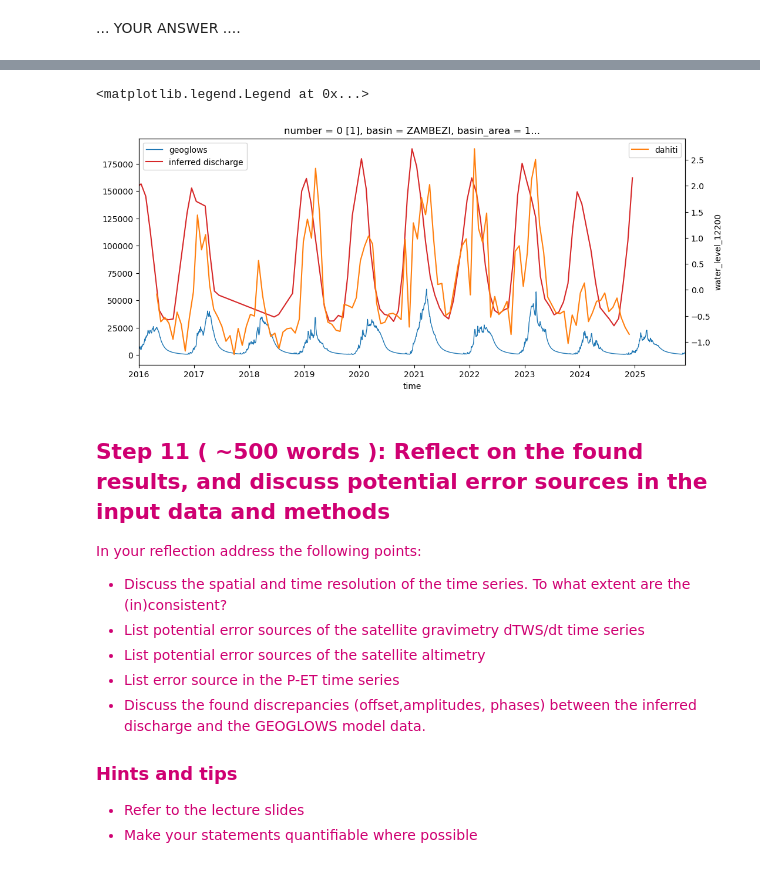
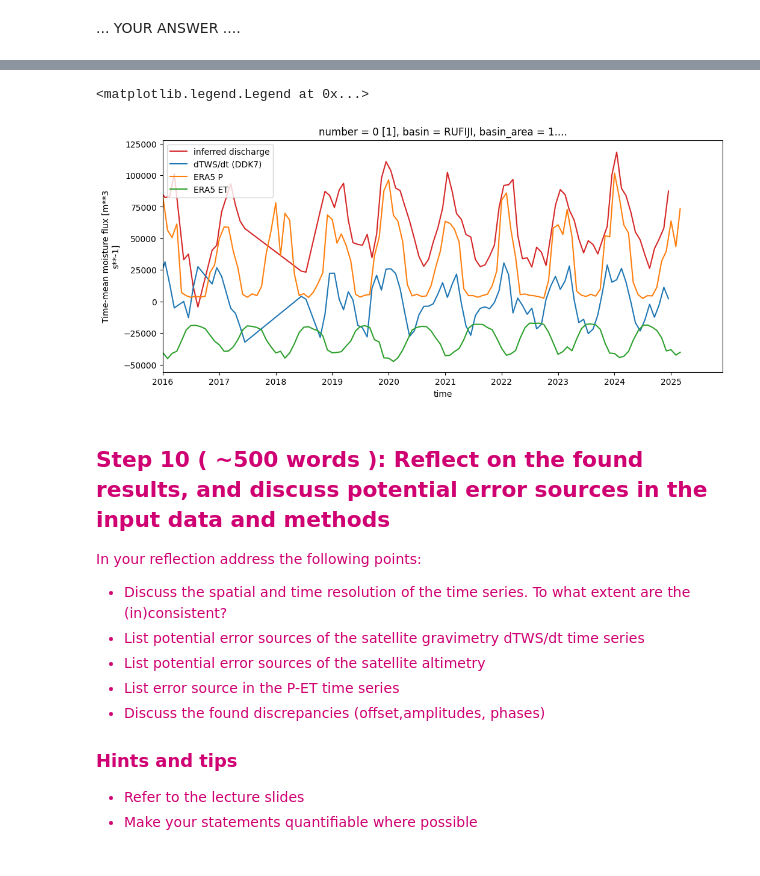
Before and after one commit to EOAfrica/eoafrica-Dar-f2f-may2026, a Jupyter notebook: practicals/02_WaterBalance_Dar2026-solution.ipynb, the cells around one changed output, grey strips where cells are left out. Drawn from its saved outputs; the diff is of its cells as text; code cells hidden in the pictures.

```diff
--- a/practicals/02_WaterBalance_Dar2026-solution.ipynb
+++ b/practicals/02_WaterBalance_Dar2026-solution.ipynb
@@ -110,12 +134,12 @@ shxarray-INFO: Applying SH analysis
 </font>
 # %%
 ## ANSWER MODEL STEP 4
-grcfiles=glob('data/monthly_n96/*gz')
+grcfiles=glob('../data/monthly_n96/*gz')
 
 dsgrace=xr.open_mfdataset(grcfiles,engine='icgem').sh.build_nmindex().sh.truncate(nmax,nmin)
 
 # load static gravity field
-gravstatic='data/GOCO06s.gfc.gz'
+gravstatic='../data/GOCO06s.gfc.gz'
 dsgravstatic=xr.open_dataset(gravstatic,engine='icgem').sh.build_nmindex().sh.truncate(nmax,nmin)
 # %%
 ## ANSWER MODEL STEP 4
@@ -152,11 +176,11 @@ leakage_corr='vishwa2017'
 
 # dabuzi_grc_ddk6=datws.sh.basinav(dabuzi,filtername=filter,engine='shtns')
 # dabuzi2_grc_ddk6=datws.sh.basinav(dabuzi,filtername=filter,leakage_corr=leakage_corr,engine='shtns')
-dazambezi_grc_ddk6=datws.sh.basinav(dazambezi,filtername='DDK6',engine='shtns')
-dazambezi_grc_leak_ddk6=datws.sh.basinav(dazambezi,filtername='DDK6',leakage_corr=leakage_corr,engine='shtns')
+darufiji_grc_ddk6=datws.sh.basinav(darufiji,filtername='DDK6',engine='shtns')
+darufiji_grc_leak_ddk6=datws.sh.basinav(darufiji,filtername='DDK6',leakage_corr=leakage_corr,engine='shtns')
 
-dazambezi_grc_ddk7=datws.sh.basinav(dazambezi,filtername='DDK7',engine='shtns')
-dazambezi_grc_leak_ddk7=datws.sh.basinav(dazambezi,filtername='DDK7',leakage_corr=leakage_corr,engine='shtns')
+darufiji_grc_ddk7=datws.sh.basinav(darufiji,filtername='DDK7',engine='shtns')
+darufiji_grc_leak_ddk7=datws.sh.basinav(darufiji,filtername='DDK7',leakage_corr=leakage_corr,engine='shtns')
 # %% [markdown]
 <font color=#cf0072>
 
@@ -178,8 +202,8 @@ For the visualization part:
 </font>
 # %%
 ## ANSWER MODEL STEP 6
-da_zambezi_tws_rate_ddk7=zambezi_area_m2*dazambezi_grc_leak_ddk7.differentiate('time',datetime_unit='s')
-da_zambezi_tws_rate_ddk6=zambezi_area_m2*dazambezi_grc_leak_ddk6.differentiate('time',datetime_unit='s')
+darufiji_tws_rate_ddk7=basin_area_m2*darufiji_grc_leak_ddk7.differentiate('time',datetime_unit='s')
+darufiji_tws_rate_ddk6=basin_area_m2*darufiji_grc_leak_ddk6.differentiate('time',datetime_unit='s')
 # %%
 ## ANSWER MODEL STEP 6 cont'd
 
@@ -326,9 +269,9 @@ plt.legend()
 </font>
 # %%
-pet_file='data/era5_prec_evap_flux_storage.nc'
-dspet=xr.open_dataset(pet_file).sel(basin='ZAMBEZI')
+pet_file='../data/era5_prec_evap_flux_storage.nc'
+dspet=xr.open_dataset(pet_file).sel(basin=basin)
 
-da_zambezi_pet=dspet.avg_tprate-dspet.avg_ie
+da_rufiji_pet=dspet.avg_tprate-dspet.avg_ie
 
-da_dis_inferred=da_zambezi_pet.interp(time=da_zambezi_tws_rate_ddk7.time)-da_zambezi_tws_rate_ddk6
-display(da_dis_inferred)
+da_dis_inferred=da_rufiji_pet.interp(time=darufiji_tws_rate_ddk7.time)-darufiji_tws_rate_ddk7
+# display(da_dis_inferred)
@@ -386,30 +305,29 @@ Data variables:
 # %%
 #interpolate geoglows on the altimetry points
 fig,ax=plt.subplots(figsize=(12,5))
 
-#dageoglows_alt=dageoglows.discharge.interp(time=daalt_buzi.time_18299,method='linear')
-# dageoglows_alt.plot(ax=ax,label='geoglows interp',color='tab:blue')
-(dageoglows.discharge).plot(ax=ax,label='geoglows',lw=1,color='tab:blue')
 (da_dis_inferred).plot(ax=ax,label='inferred discharge',color='tab:red')
+darufiji_tws_rate_ddk7.plot(ax=ax,label='dTWS/dt (DDK7)')
+dspet.avg_tprate.plot(ax=ax,label="ERA5 P")
+dspet.avg_ie.plot(ax=ax,label='ERA5 ET')
 # daglofasdisch24.plot(ax=ax,color='tab:green',label='Glofas')
 ax.set_xlim([np.datetime64('2016-01-01'),np.datetime64('2025-11-30')])
-ax2=ax.twinx()
-wl_dict[dahiti_id].plot(ax=ax2,color='tab:orange',label='dahiti')
-ax2.legend()
+
+
 ax.legend(loc='upper left')
 # %% [output]
 <matplotlib.legend.Legend at 0x...>
-[figure, old version]
+[figure, new version]
 # %% [markdown]
 <font color=#cf0072>
 
-## Step 11 ( ~500 words ): Reflect on the found results, and discuss potential error sources in the input data and methods
+## Step 10 ( ~500 words ): Reflect on the found results, and discuss potential error sources in the input data and methods
 In your reflection address the following points:
 * Discuss the spatial and time resolution of the time series. To what extent are the (in)consistent?
 * List potential error sources of the satellite gravimetry dTWS/dt time series
 * List potential error sources of the satellite altimetry
 * List error source in the P-ET time series
-* Discuss the found discrepancies (offset,amplitudes, phases) between the inferred discharge and the GEOGLOWS model data.
+* Discuss the found discrepancies (offset,amplitudes, phases)
 
 ### Hints and tips
 * Refer to the lecture slides
```
Also changed, not shown: parts of 14 cells of this notebook.
